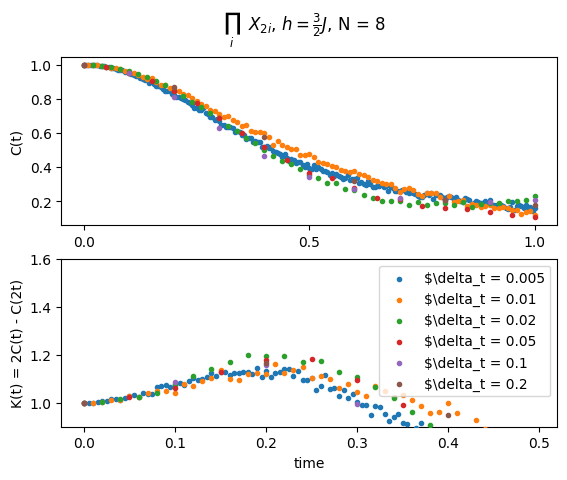
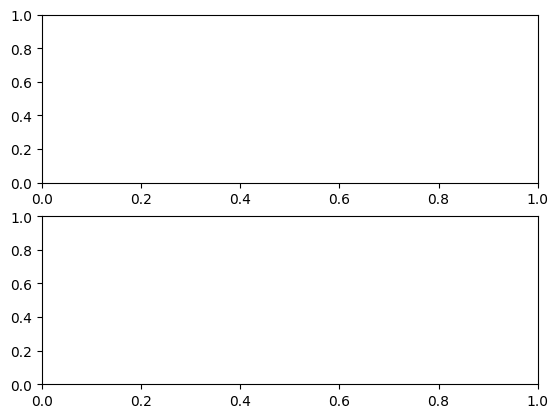
Code edit (unified diff) that turned the first committed figure into the second:
--- before
+++ after
@@ -1,14 +1,14 @@
 
-plt_dta = [  [8, 1, .005, 1, 1.5, 'X_even', "GS",2], [8, 1, .01, 1, 1.5, 'X_even', "GS",2], [8, 1, .02, 1, 1.5, 'X_even', "GS",2], [8, 1, .05, 1, 1.5, 'X_even', "GS", 2],  [8, 1, .1, 1, 1.5, 'X_even', "GS",2],  [8, 1, .2, 1, 1.5, 'X_even', "GS",2]]
+plt_dta = [  [8, 2, .05, 1, 1, 'X_even', "GS", 20, False]]
 
 fig, ax = plt.subplots(2)
 
 for i in plt_dta:
-    chain_len , time , delta, J, h, measure, psi , layers = i 
+    chain_len , time , delta, J, h, measure, psi , layers, PBC = i 
     layer = ''
     if psi == "GS":
         layer = "layers" + str(layers)
-    csv_path = os.getcwd() + "/data/" + "L"+str(chain_len) + 'time'+ str(time) + 'd' + str( delta)+ "J" + str(J) + "h" + str(h) +str(measure) + "psi" + psi + layer +'.csv'
-    
+    csv_path = os.getcwd() + "/data/" + "L"+str(chain_len) + 'time'+ str(time) + 'd' + str( delta)+ "J" + str(J) + "h" + str(h) +str(measure) + "psi" + psi + layer +'PBC' + str(PBC) + '.csv'
+
 
     with open(csv_path, newline='') as f:
@@ -28,5 +28,5 @@
 
 
-fig.suptitle(" $\\prod_i ~~X_{2i}$, $h = \\frac{3}{2}J$, N = 8")
+fig.suptitle("")
 ax[0].xaxis.set_major_locator(tck.MultipleLocator(base = .5))
 ax[1].xaxis.set_major_locator(tck.MultipleLocator(base = .1))
@@ -34,5 +34,5 @@
 ax[0].set(ylabel = "C(t)")
 ax[1].set(ylabel = "K(t) = 2C(t) - C(2t)")
-plt.ylim((0.9,1.6))
+#plt.ylim((0.9,1.6))
 plt.title("")
 plt.legend()

Commit: Added a OBC option for the QuantumCircuit notebook